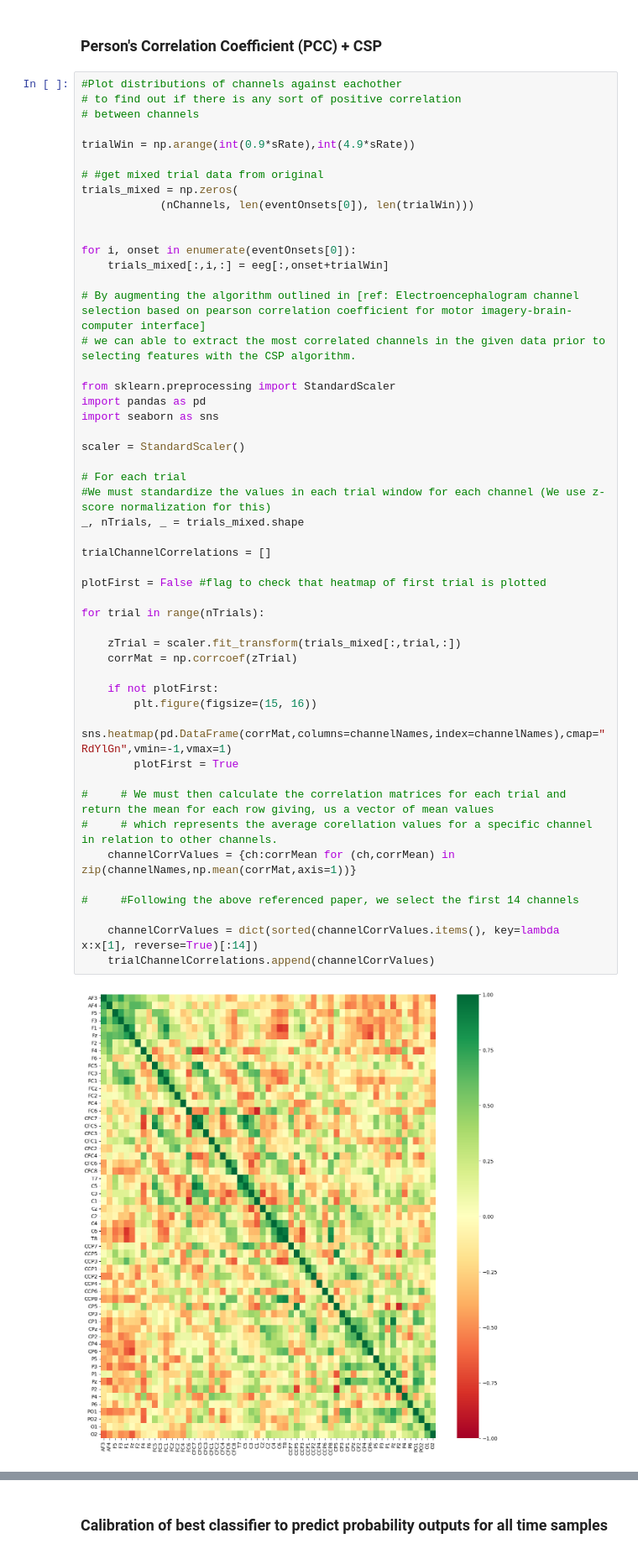
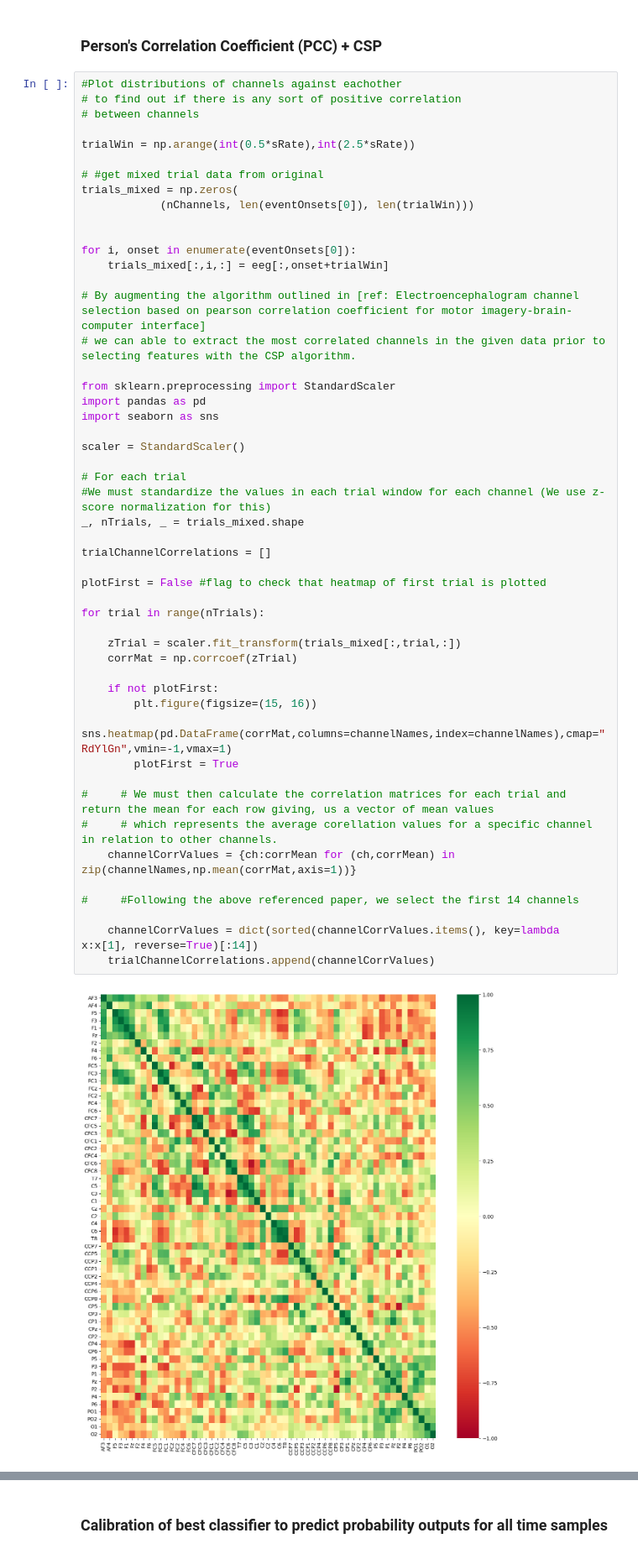
Before and after one commit to alfredsadjei/BCI_COMP_IV, a Jupyter notebook: BCI_COMP_IV_subjectC.ipynb, the cells around one changed output, grey strips where cells are left out. Shown at 84% size. Saved outputs shown, nothing was run; the diff lists cells and outputs as text.

```diff
--- a/BCI_COMP_IV_subjectC.ipynb
+++ b/BCI_COMP_IV_subjectC.ipynb
@@ -150,7 +149,7 @@ np.mean(cross_val_score(bestEstimator_freq_band,calibData.iloc[:,:nCols-2], cali
 # to find out if there is any sort of positive correlation
 # between channels
 
-trialWin = np.arange(int(0.9*sRate),int(4.9*sRate))
+trialWin = np.arange(int(0.5*sRate),int(2.5*sRate))
 
 # #get mixed trial data from original
 trials_mixed = np.zeros(
@@ -169,34 +168,34 @@ import seaborn as sns
 
 scaler = StandardScaler()
 
 # For each trial
 #We must standardize the values in each trial window for each channel (We use z-score normalization for this)
 _, nTrials, _ = trials_mixed.shape
 
 trialChannelCorrelations = []
 
 plotFirst = False #flag to check that heatmap of first trial is plotted
 
 for trial in range(nTrials):
 
     zTrial = scaler.fit_transform(trials_mixed[:,trial,:])
     corrMat = np.corrcoef(zTrial)
 
     if not plotFirst:
         plt.figure(figsize=(15, 16))
         sns.heatmap(pd.DataFrame(corrMat,columns=channelNames,index=channelNames),cmap="RdYlGn",vmin=-1,vmax=1)
         plotFirst = True
 
 #     # We must then calculate the correlation matrices for each trial and return the mean for each row giving, us a vector of mean values
 #     # which represents the average corellation values for a specific channel in relation to other channels.
     channelCorrValues = {ch:corrMean for (ch,corrMean) in zip(channelNames,np.mean(corrMat,axis=1))}
 
 #     #Following the above referenced paper, we select the first 14 channels
 
     channelCorrValues = dict(sorted(channelCorrValues.items(), key=lambda x:x[1], reverse=True)[:14])
     trialChannelCorrelations.append(channelCorrValues)
 # %% [output]
-[figure, old version]
+[figure, new version]
 # %%
 from collections import defaultdict
 
```
Also changed, not shown: parts of 24 cells of this notebook, 11 other files.
